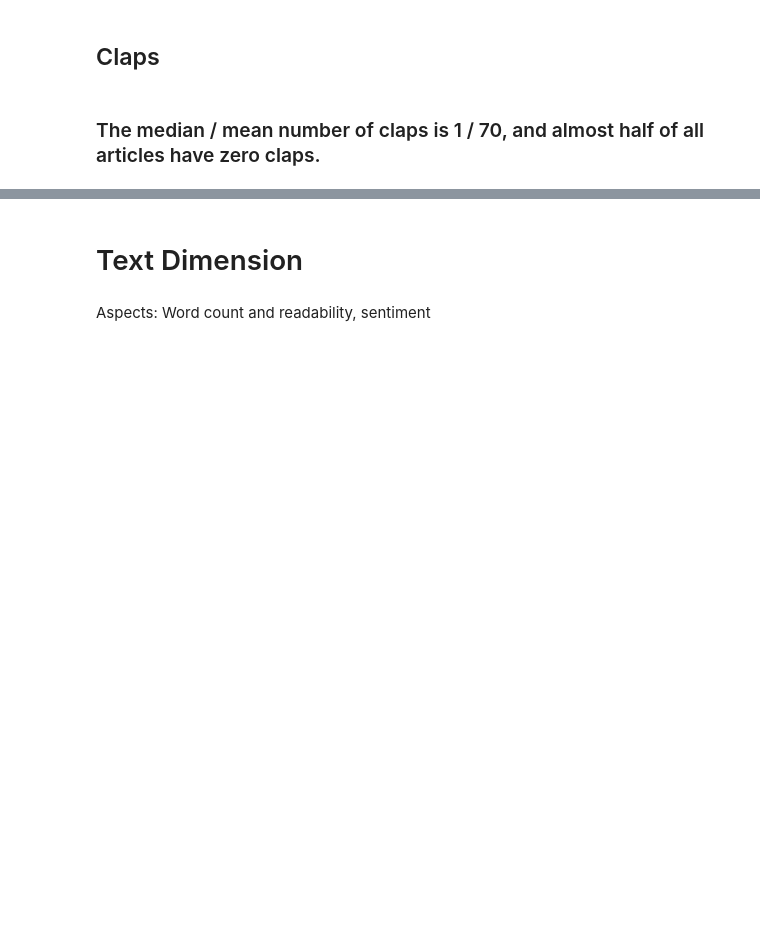
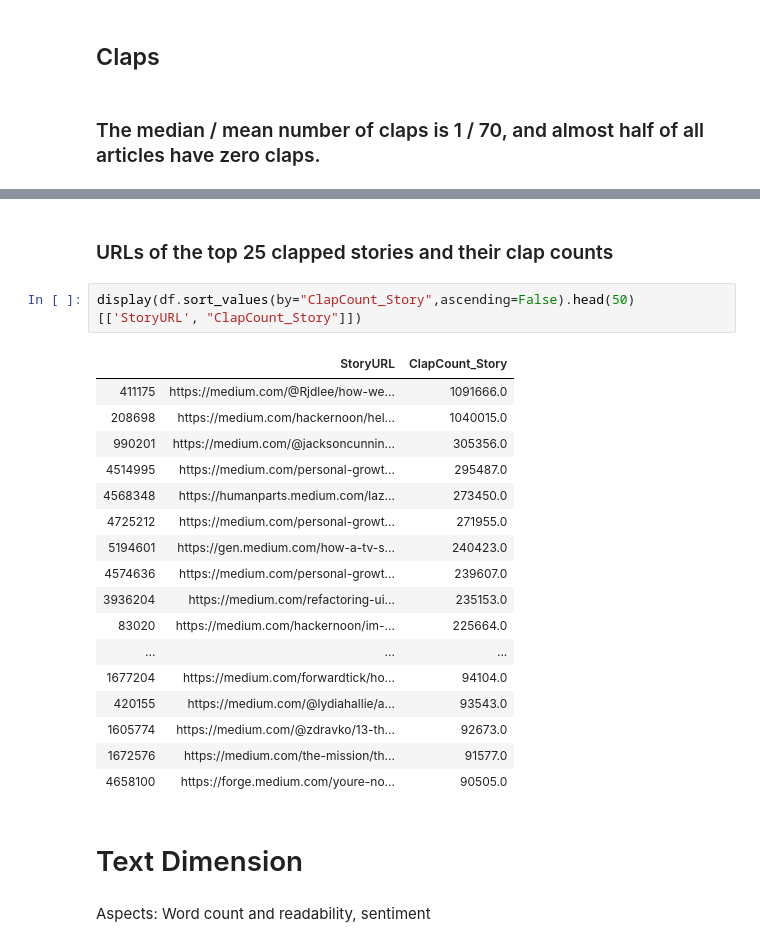
Before and after one commit to leungjch/medium-data-mining, a Jupyter notebook: story_model/analysis/Story_Analysis.ipynb, the cells around one changed output, grey strips where cells are left out. Saved outputs shown, nothing was run; the diff lists cells and outputs as text; blank space fills up the shorter version.

```diff
--- a/story_model/analysis/Story_Analysis.ipynb
+++ b/story_model/analysis/Story_Analysis.ipynb
@@ -94,3 +94,25 @@ Percentage of articles that have at least 1000 claps:  1.142447846118969
+# %% [markdown]
+### URLs of the top 25 clapped stories and their clap counts
+# %%
+display(df.sort_values(by="ClapCount_Story",ascending=False).head(50)[['StoryURL', "ClapCount_Story"]])
+# %% [output]
+|  | StoryURL | ClapCount_Story |
+| 411175 | https://medium.com/@Rjdlee/how-we... | 1091666.0 |
+| 208698 | https://medium.com/hackernoon/hel... | 1040015.0 |
+| 990201 | https://medium.com/@jacksoncunnin... | 305356.0 |
+| 4514995 | https://medium.com/personal-growt... | 295487.0 |
+| 4568348 | https://humanparts.medium.com/laz... | 273450.0 |
+| 4725212 | https://medium.com/personal-growt... | 271955.0 |
+| 5194601 | https://gen.medium.com/how-a-tv-s... | 240423.0 |
+| 4574636 | https://medium.com/personal-growt... | 239607.0 |
+| 3936204 | https://medium.com/refactoring-ui... | 235153.0 |
+| 83020 | https://medium.com/hackernoon/im-... | 225664.0 |
+| ... | ... | ... |
+| 1677204 | https://medium.com/forwardtick/ho... | 94104.0 |
+| 420155 | https://medium.com/@lydiahallie/a... | 93543.0 |
+| 1605774 | https://medium.com/@zdravko/13-th... | 92673.0 |
+| 1672576 | https://medium.com/the-mission/th... | 91577.0 |
+| 4658100 | https://forge.medium.com/youre-no... | 90505.0 |
 # %% [markdown]
 # Text Dimension
 # %% [markdown]
```
Also changed, not shown: parts of 38 cells of this notebook, 1 other file.
